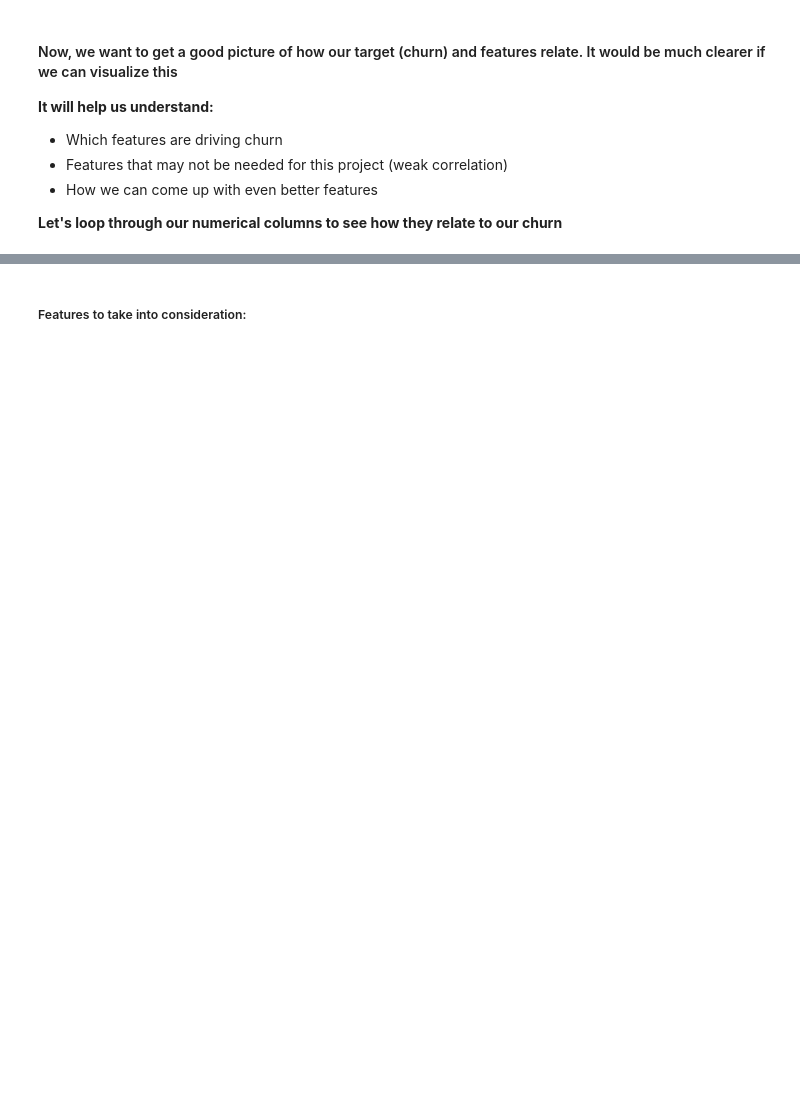
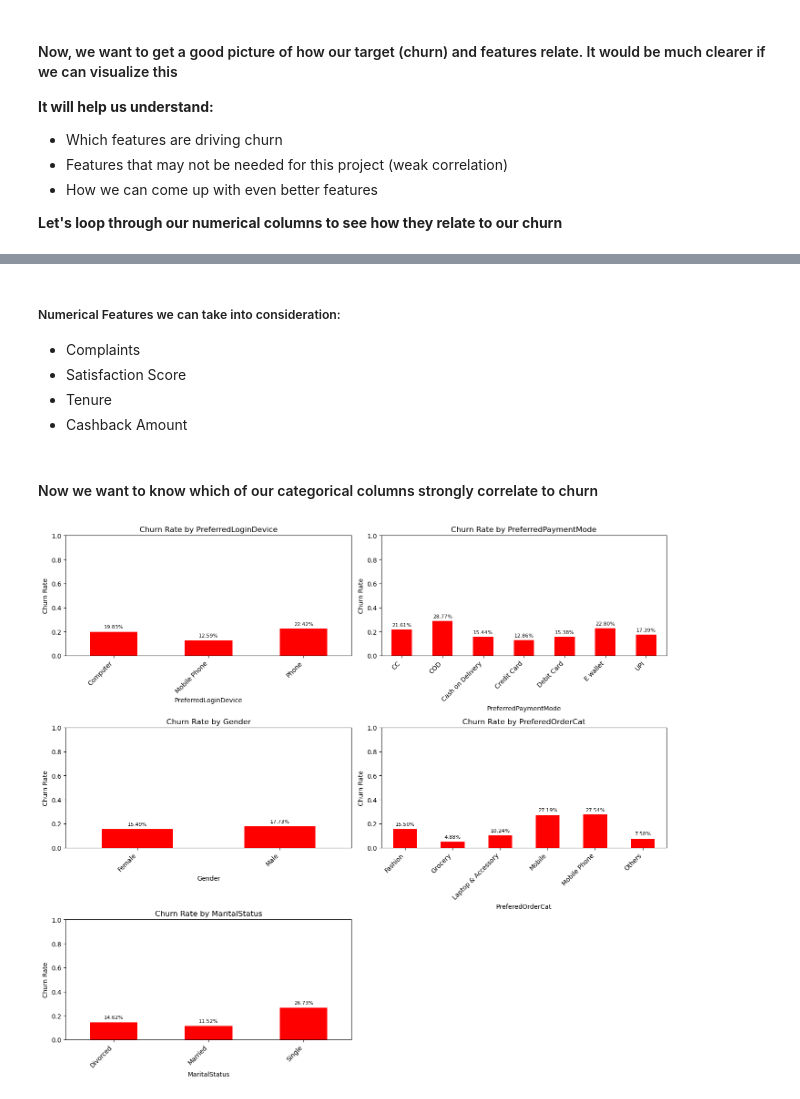
Before and after one commit to Danny-Dalo/Ecommerce_Churn, a Jupyter notebook: notebooks/exploratory_analysis.ipynb, the cells around one changed output, grey strips where cells are left out. Cells and saved outputs as stored; diff of their text form; code cells hidden in the pictures; blank space fills up the shorter version.

Commit message:
Box plots now show how numerical columns are spread across different churn categories.   Calculated churn rate for categorical columns.
Pointed out observations we got from our plots

```diff
--- a/notebooks/exploratory_analysis.ipynb
+++ b/notebooks/exploratory_analysis.ipynb
@@ -190,2 +240,49 @@ plt.show()
 # %% [markdown]
-##### Features to take into consideration:
+##### Numerical Features we can take into consideration:
++ Complaints
++ Satisfaction Score
++ Tenure
++ Cashback Amount
+# %% [markdown]
+#### Now we want to know which of our categorical columns strongly correlate to churn
+# %%
+
+import math
+
+n_cols = 2
+# n_rows = -(-len(cat_cols) // n_cols)
+n_rows = math.ceil(len(cat_cols))
+
+fig, axes = plt.subplots(n_rows, n_cols, figsize=(14, 4 * n_rows))
+axes = axes.flatten()
+
+for i, col in enumerate(cat_cols):
+    ax = axes[i]
+
+    # Group and normalize to get churn rate
+    grouped = churn_df.groupby([col, "Churn"]).size().unstack(fill_value=0)
+    churn_rate = grouped.div(grouped.sum(axis=1), axis=0)
+
+    # we only want it to show churn so we set to 1
+    churn_rate[[1]].plot(kind='bar', color='Red', ax=ax, legend=False)
+
+    ax.set_title(f'Churn Rate by {col}')
+    ax.set_ylabel('Churn Rate')
+    ax.set_xlabel(col)
+    ax.set_ylim(0, 1)
+    ax.set_xticklabels(ax.get_xticklabels(), rotation=45, ha='right')
+
+    # Show % text on bars
+    for p in ax.patches:
+        height = p.get_height()
+        ax.text(p.get_x() + p.get_width()/2, height + 0.02, f'{height:.2%}',
+                ha='center', va='bottom', fontsize=8)
+
+# Remove unused axes
+for j in range(i + 1, len(axes)):
+    fig.delaxes(axes[j])
+
+plt.tight_layout()
+plt.show()
+# %% [output]
+[figure, added]
```
Also changed, not shown: parts of 8 cells of this notebook.
